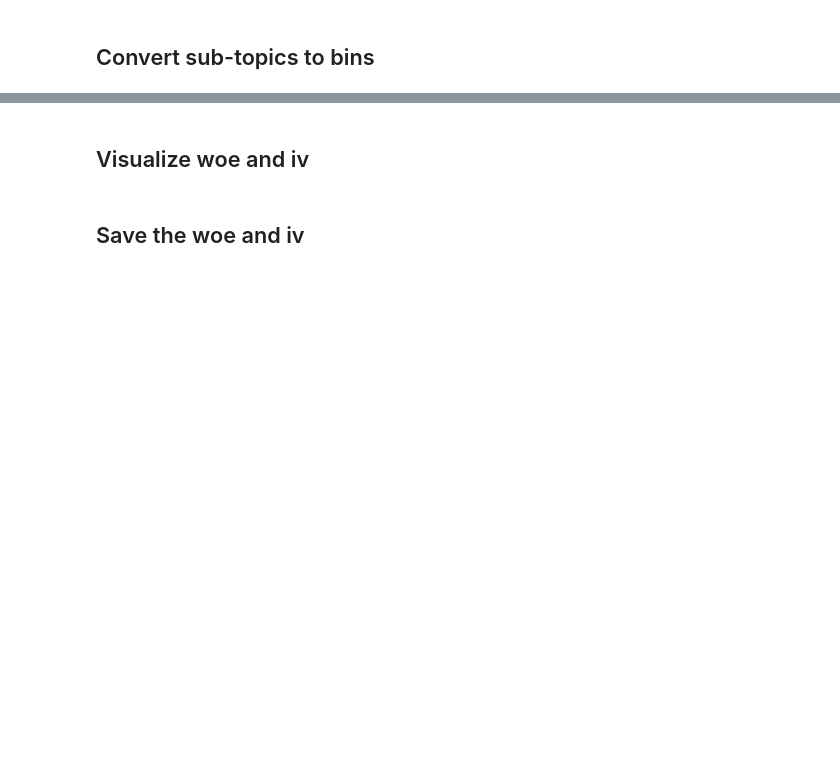
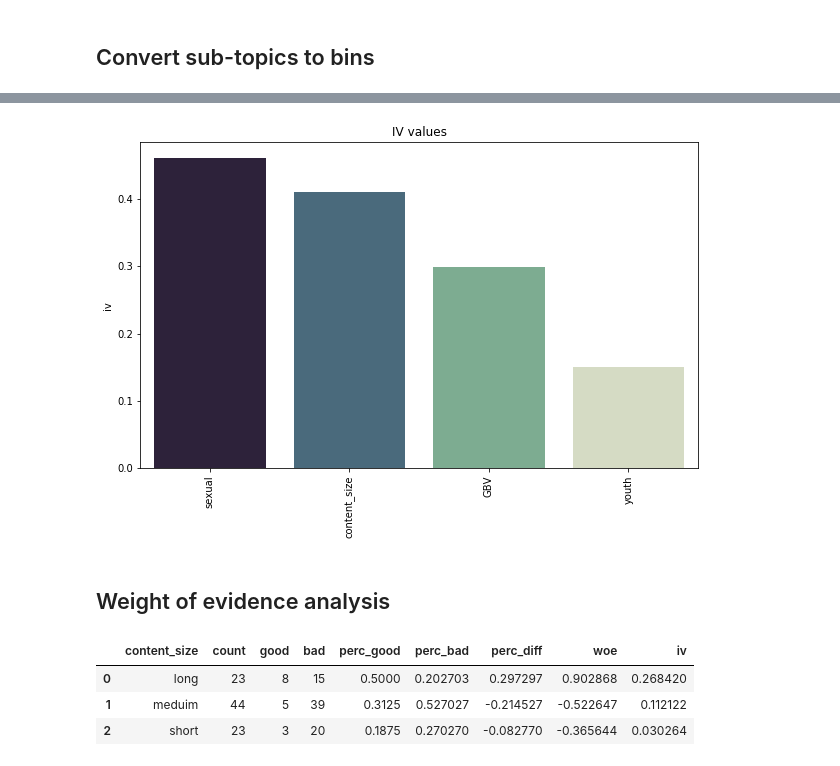
Before and after one commit to yonycherkos/SRH-GBV, a Jupyter notebook: code/SRH_GBV_analysis.ipynb, the cells around one changed output, grey strips where cells are left out. Drawn from its saved outputs; the diff is of its cells as text; code cells hidden in the pictures; blank space fills up the shorter version.

Commit message:
data collection, data cleaning, and analysis

```diff
--- a/code/SRH_GBV_analysis.ipynb
+++ b/code/SRH_GBV_analysis.ipynb
@@ -89,13 +230,14 @@ df.head()
 def classifiy_content_size(content_size, quantieles):
     if content_size <= quantieles[0]:
         return "short"
-    elif content_size >= quantieles[2]:
+    elif content_size >= quantieles[1]:
         return "long"
     else:
         return "meduim"
 
 # extract text content size
-df["content_size"] = df["Text"].apply(lambda txt: len(txt))
-(q1, q2, q3, q4) = df["content_size"].quanitile() # TODO - How to find quantile in pandas
-df["content_size"] = df["content_size"].apply(lambda content_size: classifiy_content_size(content_size, [q1, q2, q3, q4]))
+df["content_size"] = df["text"].apply(lambda txt: len(txt))
+describe = df["content_size"].describe()
+quantieles = [describe["25%"], describe["75%"]]
+df["content_size"] = df["content_size"].apply(lambda content_size: classifiy_content_size(content_size, quantieles))
 df.head()
@@ -102,12 +251,14 @@ df.head()
 # %%
-# add sub_topics columns
+# add relevant sub_topics columns
 # TODO - find the relevant sub_topics
-sub_topics = {"sub_topics1": [],
-              "sub_topics2": [],
-              "sub_topics3": []}
+sub_topics = {"youth": ["Youth", "Young people", "Adolescent"],
+              "sexual": ["Sexual health", "Reproductive health", "sex", "safer sex", "family planning", "condom", "HIV/AIDS", "STIs", "HCT", "Abortion", "Cervical cancer", "Menstrual cycle", "fertility", "pubertal changes", "relationship with opposite sex"],
+              "GBV": ["Gender-based violence", "rape", "sexual harassment", "forced marriage"]}
 
 for (sub_topic_name, sub_topic_list) in sub_topics.items():
-    df[sub_topic_name] = df['Text'].apply(lambda txt: ','.join([str(sub_topic) for sub_topic in sub_topic_list \
+    df[sub_topic_name] = df['text'].apply(lambda txt: ','.join([str(sub_topic) for sub_topic in sub_topic_list \
                                                 if (sub_topic.lower() in str(txt).lower())]))
-
+df = df[["text", "content_size", "youth", "sexual", "GBV", "label"]]
+df = df.reset_index()
+df = df.drop(columns="index")
 df.head()
@@ -114,10 +272,3 @@ df.head()
-# %%
-# Transform each element of a list-like to a row, replicating index values.
-for sub_topic_name in sub_topics.keys():
-    df['keyword'] = df['keyword'].apply(lambda x: x.split(','))
-    df = df.explode('keyword')
-df = df.reset_index().drop(columns='index')
-df.head()
 # %%
 df.to_csv('../data/cleaned_fb_posts.csv')
 # %% [markdown]
@@ -127,8 +278,7 @@ df.to_csv('../data/cleaned_fb_posts.csv')
 # %%
 feats_dict = {}
 
-for col in [c for c in df.columns if (c != 'label' and c != 'Text')]:
+for col in [c for c in df.columns if (c != 'label' and c != 'text')]:
     feats_dict[col] = CategoricalFeature(df, col)
 
 feats = list(feats_dict.values())
-feats_dict[sub_topic_name].df_lite
@@ -144,4 +302,4 @@ print("iv sum: ", df_sum)
 # %%
-ar.analyze(feats, iv, interpretation=True)
+ar.draw_iv(feats, iv)
+# %% [output]
+[figure, added]
-# %% [markdown]
-## Visualize woe and iv
@@ -154,2 +305,0 @@ for sub_topic_name in sub_topics.keys():
-# %% [markdown]
-## Save the woe and iv
@@ -158,0 +306,2 @@ df.to_csv('data/woe_iv_data.csv')
+# %% [markdown]
+## Weight of evidence analysis
@@ -158,0 +313,7 @@ df.to_csv('data/woe_iv_data.csv')
+# %%
+content_size_iv_df
+# %% [output]
+|  | content_size | count | good | bad | perc_good | perc_bad | perc_diff | woe | iv |
+| 0 | long | 23 | 8 | 15 | 0.5000 | 0.202703 | 0.297297 | 0.902868 | 0.268420 |
+| 1 | meduim | 44 | 5 | 39 | 0.3125 | 0.527027 | -0.214527 | -0.522647 | 0.112122 |
+| 2 | short | 23 | 3 | 20 | 0.1875 | 0.270270 | -0.082770 | -0.365644 | 0.030264 |
```
Also changed, not shown: parts of 36 cells of this notebook, 9 other files.
